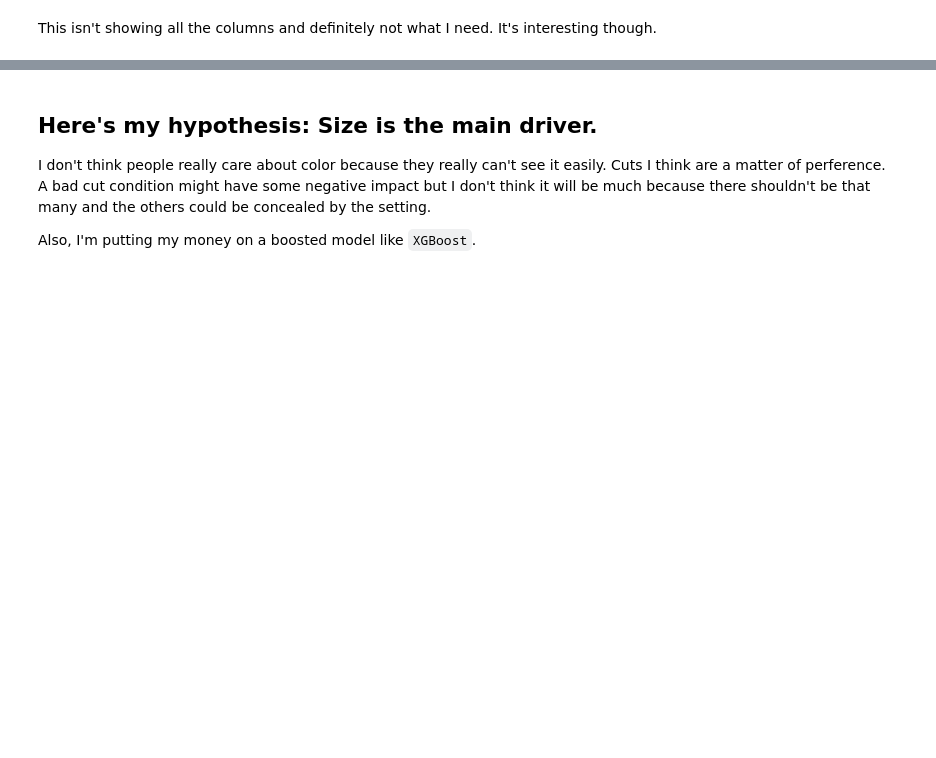
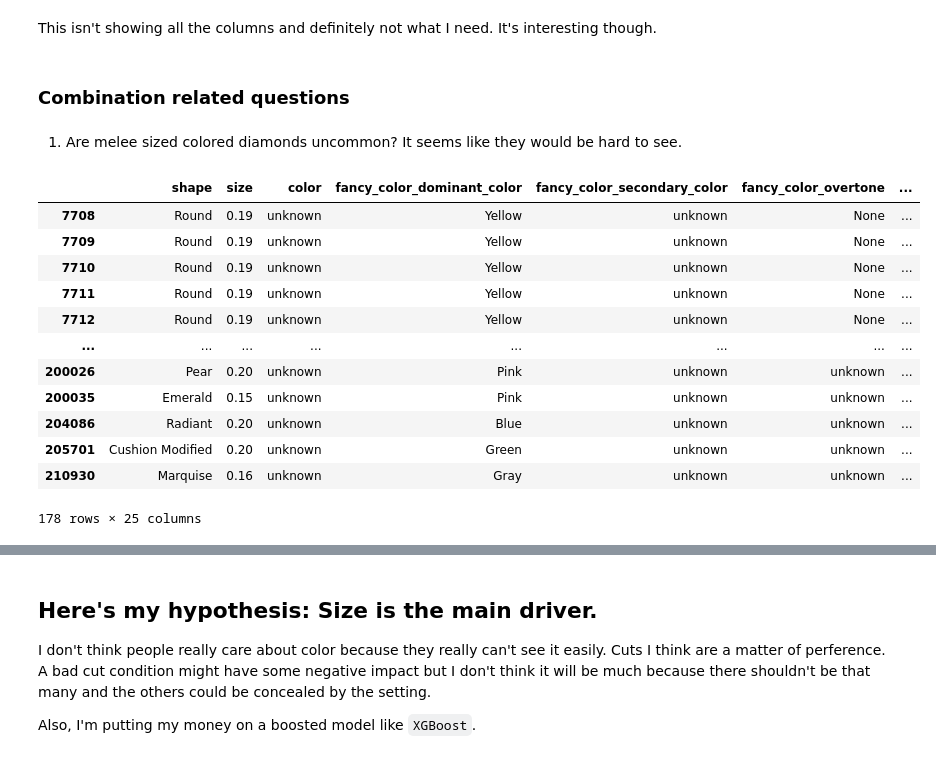
Before and after one commit to Little-PyProjects/Bees, a Jupyter notebook: Diamonds/notebooks/EDA.ipynb, the cells around one changed output, grey strips where cells are left out. Saved outputs shown, nothing was run; the diff lists cells and outputs as text; code cells hidden in the pictures; blank space fills up the shorter version.

```diff
--- a/Diamonds/notebooks/EDA.ipynb
+++ b/Diamonds/notebooks/EDA.ipynb
@@ -214,2 +221,24 @@ sns.pairplot(df, hue='shape', height=2.5)
 # %% [markdown]
 This isn't showing all the columns and definitely not what I need. It's interesting though.
+# %% [markdown]
+### Combination related questions
+# %% [markdown]
+1. Are melee sized colored diamonds uncommon? It seems like they would be hard to see.
+# %%
+colored = df.loc[df['fancy_color_dominant_color'] != 'unknown' ]
+sm_colored = colored.loc[df['size'] <= .2 ].reindex()
+sm_colored
+# %% [output]
+|  | shape | size | color | fancy_color_dominant_color | fancy_color_secondary_color | fancy_color_overtone | ... |
+| 7708 | Round | 0.19 | unknown | Yellow | unknown | None | ... |
+| 7709 | Round | 0.19 | unknown | Yellow | unknown | None | ... |
+| 7710 | Round | 0.19 | unknown | Yellow | unknown | None | ... |
+| 7711 | Round | 0.19 | unknown | Yellow | unknown | None | ... |
+| 7712 | Round | 0.19 | unknown | Yellow | unknown | None | ... |
+| ... | ... | ... | ... | ... | ... | ... | ... |
+| 200026 | Pear | 0.20 | unknown | Pink | unknown | unknown | ... |
+| 200035 | Emerald | 0.15 | unknown | Pink | unknown | unknown | ... |
+| 204086 | Radiant | 0.20 | unknown | Blue | unknown | unknown | ... |
+| 205701 | Cushion Modified | 0.20 | unknown | Green | unknown | unknown | ... |
+| 210930 | Marquise | 0.16 | unknown | Gray | unknown | unknown | ... |
+178 rows × 25 columns
```
Also changed, not shown: parts of 24 cells of this notebook.
